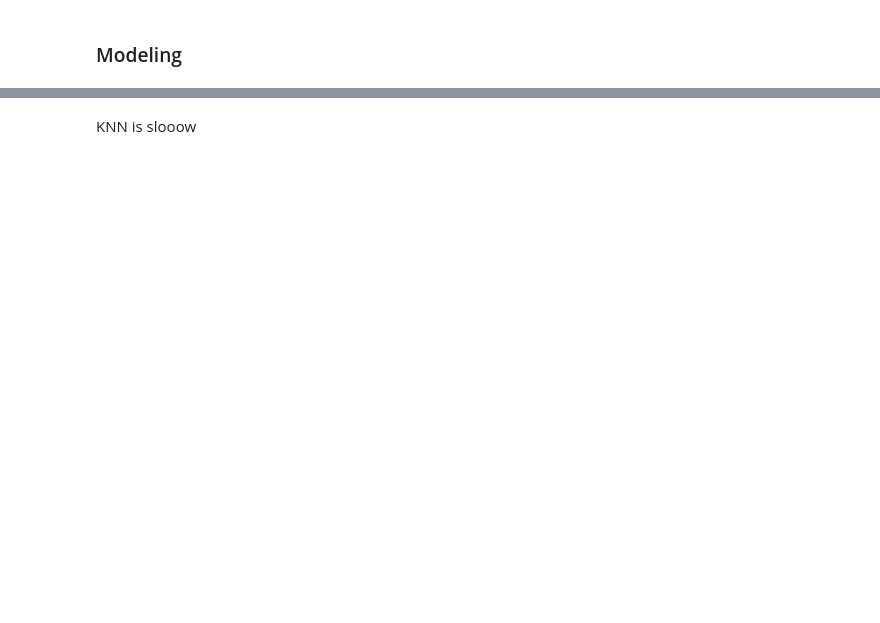
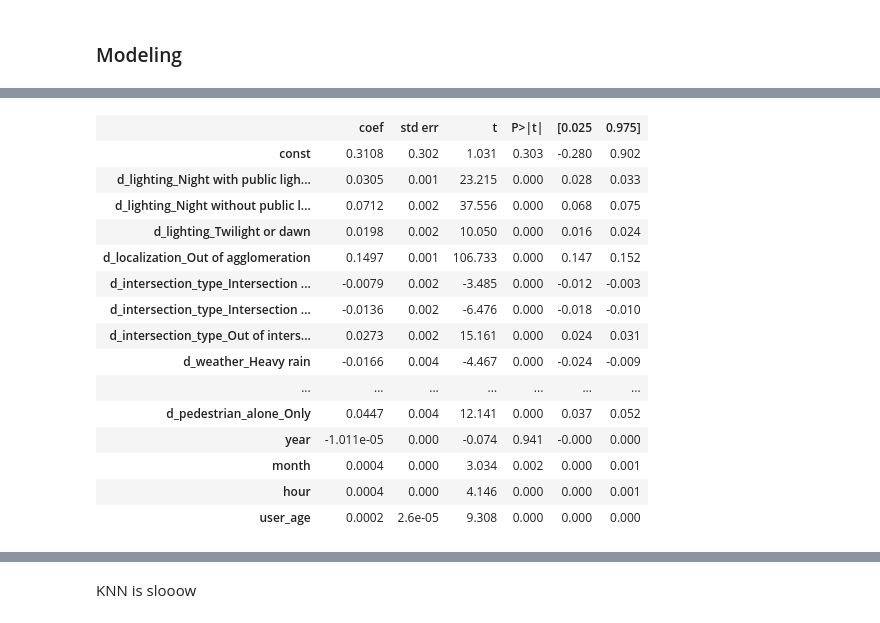
Before and after one commit to kmatusz/accidents, a Jupyter notebook: Modeling.ipynb, the cells around one changed output, grey strips where cells are left out. Drawn from its saved outputs; the diff is of its cells as text; code cells hidden in the pictures; blank space fills up the shorter version.

```diff
--- a/Modeling.ipynb
+++ b/Modeling.ipynb
@@ -234,7 +386,7 @@ temp3.head()
 Finally, create training and test sets
 # %%
 test = temp3.query('if_test == 1').drop('if_test', axis =1)
-train = temp3.query('if_test.isna()').drop('if_test', axis =1)
+train = temp3[temp3.if_test.isna()].drop('if_test', axis =1)
 # %% [markdown]
 Checking if procedure was correct:
 # %%
@@ -261,0 +507,62 @@ x_train.head()
+# %%
+
+cols_to_log = [
+ 'd_lighting_Night with public lighting on',
+ 'd_lighting_Night without public lighting',
+ 'd_lighting_Twilight or dawn',
+ 'd_localization_Out of agglomeration',
+ 'd_intersection_type_Intersection in T',
+ 'd_intersection_type_Intersection in X',
+ 'd_intersection_type_Out of intersection',
+ 'd_weather_Heavy rain',
+ 'd_weather_Light rain',
+ 'd_weather_Normal',
+ 'd_collision_type_Other collision',
+ 'd_collision_type_Three or more vehicles - multiple collisions',
+ 'd_collision_type_Three vehicles and more - in chain',
+ 'd_collision_type_Two vehicles - by the side',
+ 'd_collision_type_Two vehicles - from the rear',
+ 'd_collision_type_Two vehicles - frontal',
+ 'd_collision_type_Without collision',
+ 'd_road_category_Departmental Road',
+ 'd_road_category_Highway',
+ 'd_road_category_National Road',
+ 'd_road_regime_NA',
+ 'd_road_regime_One way',
+ 'd_road_regime_Separated carriageways',
+ 'd_reserved_lane_NA',
+ 'd_reserved_lane_Reserved channel',
+ 'd_road_gradient_NA',
+ 'd_road_gradient_Slope',
+ 'd_road_plan_Curved right',
+ 'd_road_plan_NA',
+ 'd_road_plan_Straight part',
+ 'd_road_condition_normal',
+ 'd_road_condition_wet',
+ 'd_infrastructure_Carrefour arranged',
+ 'd_infrastructure_NA',
+ 'd_accident_situation_On the road',
+ 'd_accident_situation_On the verge',
+ 'd_place_in_car_1',
+ 'd_place_in_car_2',
+ 'd_place_in_car_3',
+ 'd_place_in_car_4',
+ 'd_place_in_car_NA',
+ 'd_user_type_Passenger',
+ 'd_user_type_Pedestrian',
+ 'd_sex_Male',
+ 'd_equipment_used_no',
+ 'd_equipment_used_yes',
+ 'd_pedestrian_action_not specified or not applicable',
+ 'd_pedestrian_alone_NA',
+ 'd_pedestrian_alone_Only',
+ 'year',
+ 'month',
+ 'hour',
+ 'user_age'
+ ]
+
+mod = sm.OLS(y_train['y'], add_constant(x_train[cols_to_log]))
+res = mod.fit()
+res.summary()
+# %% [output]
@@ -261,0 +579,16 @@ x_train.head()
+|  | coef | std err | t | P>|t| | [0.025 | 0.975] |
+| const | 0.3108 | 0.302 | 1.031 | 0.303 | -0.280 | 0.902 |
+| d_lighting_Night with public ligh... | 0.0305 | 0.001 | 23.215 | 0.000 | 0.028 | 0.033 |
+| d_lighting_Night without public l... | 0.0712 | 0.002 | 37.556 | 0.000 | 0.068 | 0.075 |
+| d_lighting_Twilight or dawn | 0.0198 | 0.002 | 10.050 | 0.000 | 0.016 | 0.024 |
+| d_localization_Out of agglomeration | 0.1497 | 0.001 | 106.733 | 0.000 | 0.147 | 0.152 |
+| d_intersection_type_Intersection ... | -0.0079 | 0.002 | -3.485 | 0.000 | -0.012 | -0.003 |
+| d_intersection_type_Intersection ... | -0.0136 | 0.002 | -6.476 | 0.000 | -0.018 | -0.010 |
+| d_intersection_type_Out of inters... | 0.0273 | 0.002 | 15.161 | 0.000 | 0.024 | 0.031 |
+| d_weather_Heavy rain | -0.0166 | 0.004 | -4.467 | 0.000 | -0.024 | -0.009 |
+| ... | ... | ... | ... | ... | ... | ... |
+| d_pedestrian_alone_Only | 0.0447 | 0.004 | 12.141 | 0.000 | 0.037 | 0.052 |
+| year | -1.011e-05 | 0.000 | -0.074 | 0.941 | -0.000 | 0.000 |
+| month | 0.0004 | 0.000 | 3.034 | 0.002 | 0.000 | 0.001 |
+| hour | 0.0004 | 0.000 | 4.146 | 0.000 | 0.000 | 0.001 |
+| user_age | 0.0002 | 2.6e-05 | 9.308 | 0.000 | 0.000 | 0.000 |
```
Also changed, not shown: parts of 36 cells of this notebook.
